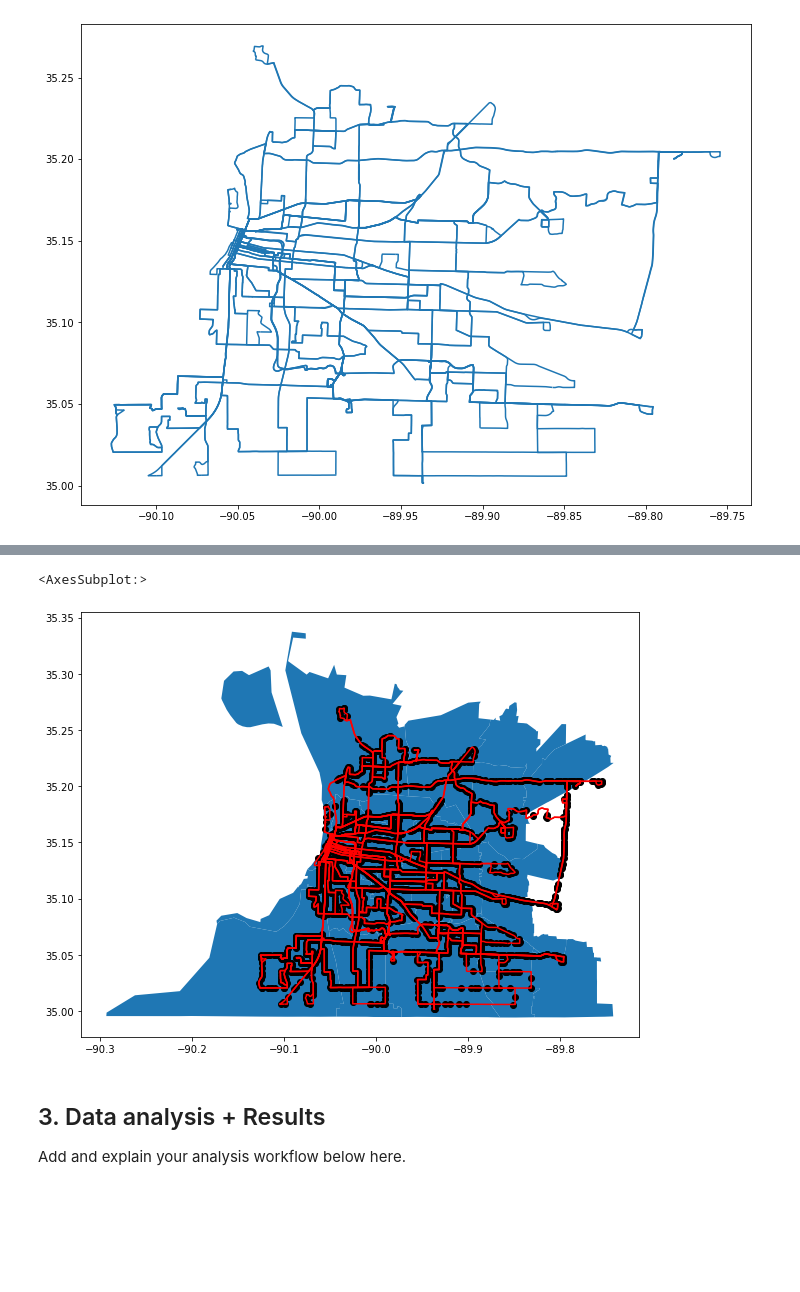
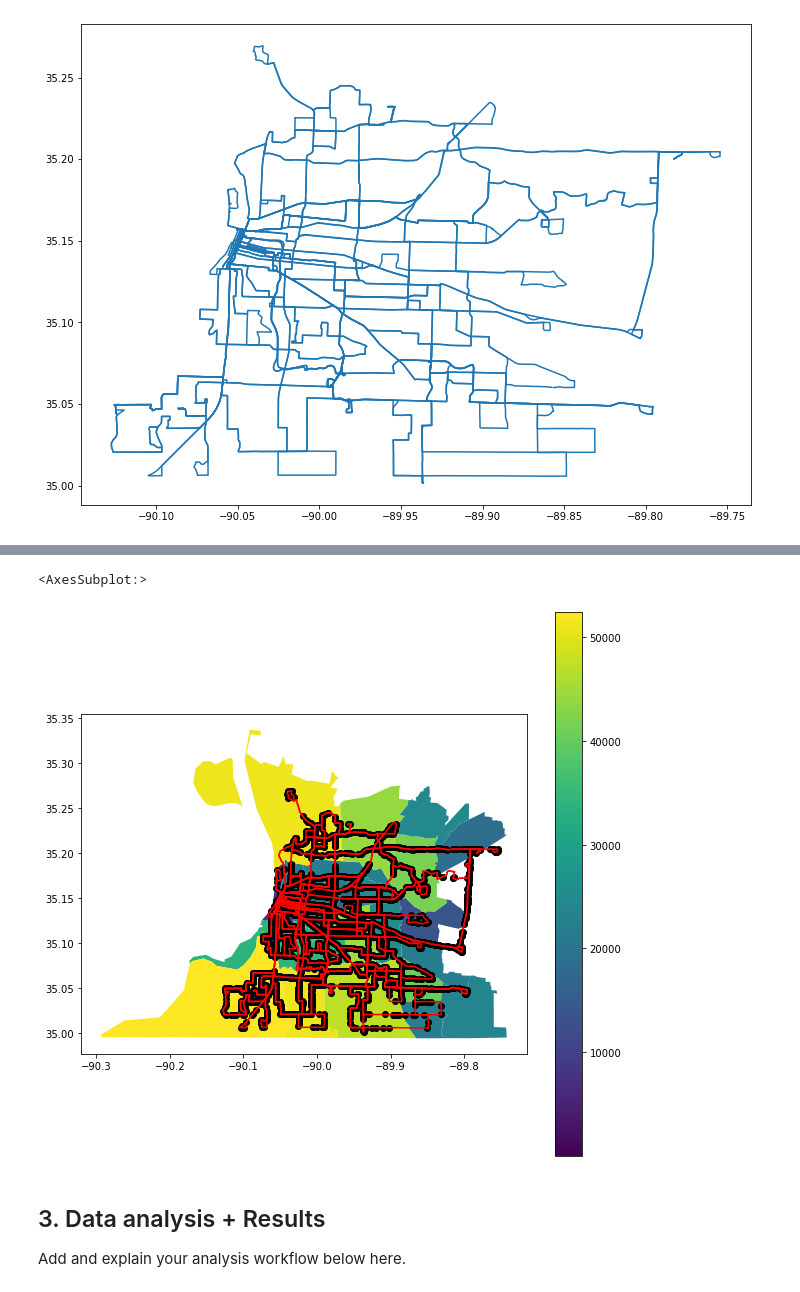
Before and after one commit to Sustainability-GIS-2021/final-assignment-redalisa, a Jupyter notebook: final_assignment.ipynb, the cells around one changed output, grey strips where cells are left out. Cells and saved outputs as stored; diff of their text form; code cells hidden in the pictures; blank space fills up the shorter version.

```diff
--- a/final_assignment.ipynb
+++ b/final_assignment.ipynb
@@ -41,7 +41,7 @@ with zipfile.ZipFile("Memphis_TN_transitfeed2.zip","r") as zip_ref:
     zip_ref.extractall("Memphis_TN_transitfeed")
 # %%
 import pandas as pd
-df = pd.read_csv('Memphis_TN_transitfeed/stops.txt', delimiter = ",")
+df = pd.read_csv('data/Memphis_TN_transitfeed/stops.txt', delimiter = ",")
 df
 # %% [output]
 |  | stop_id | stop_code | stop_name | stop_desc | stop_lat | stop_lon | zone_id | stop_url | location_type | ... |
@@ -92,7 +92,7 @@ stops.plot(figsize = (12, 12))
 <AxesSubplot:>
 [figure]
 # %%
-shapes = pd.read_csv('Memphis_TN_transitfeed/shapes.txt', delimiter = ",")
+shapes = pd.read_csv('data/Memphis_TN_transitfeed/shapes.txt', delimiter = ",")
 shapes
 # %% [output]
 |  | shape_id | shape_pt_lat | shape_pt_lon | shape_pt_sequence | shape_dist_traveled |
@@ -179,7 +179,7 @@ routes.plot(figsize=(12,12))
 [figure]
 # %%
 # Memphis zip code population data source: US Census 2010
-mem_postal = pd.read_csv("pop­zipcode_memphis.csv", delimiter = ",")
+mem_postal = pd.read_csv("data/popzipcode_memphis.csv", delimiter = ",", dtype={'Population': int })
 mem_postal
 # %% [output]
 |  | # | Zip Code | Location | City | Population | People / Sq. Mile | National Rank |
@@ -202,6 +234,6 @@ mem_postal
 # %%
 # Read in the spatial data for Memphis
-spatial_zipcodes = gpd.read_file("mem_zipcodes_sptl.shp")
+spatial_zipcodes = gpd.read_file("data/mem_zipcodes_sptl.shp")
 spatial_zipcodes
 # %% [output]
 |  | ObjectID | ZIP | PO_NAME | STATE | SUMBLKPOP | POP2007 | POP07_SQMI | SQMI | geometry |
@@ -289,10 +321,10 @@ mem_zip
 # %%
-ax = mem_zip.plot(figsize = (10,10))
+ax = mem_zip.plot('Population', figsize = (10,10), legend = True)
 routes.plot(ax = ax, color = 'red')
 stops.plot(ax = ax, color = 'k')
 # %% [output]
 <AxesSubplot:>
-[figure, old version]
+[figure, new version]
 # %% [markdown]
 ## 3. Data analysis + Results
 
```
Also changed, not shown: parts of 10 cells of this notebook, 3 other files.
